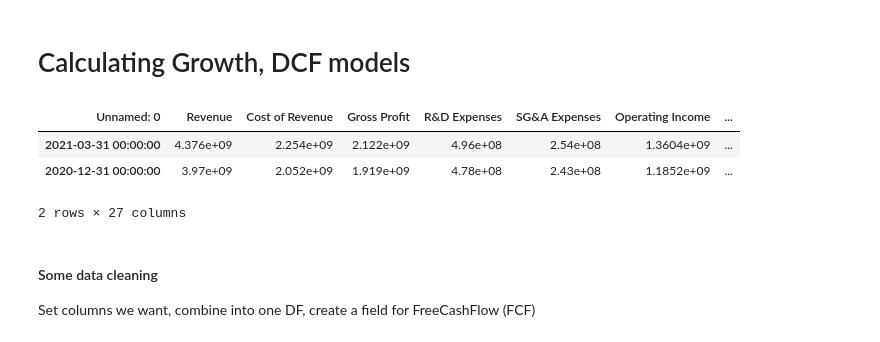
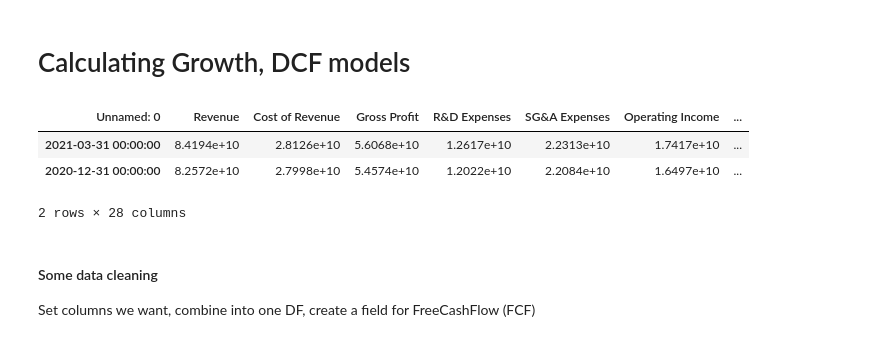
Before and after one commit to sfreagin/SEC_testing, a Jupyter notebook: growth_calcs.ipynb, the cells around one changed output. Drawn from its saved outputs; the diff is of its cells as text; code cells hidden in the pictures.

```diff
--- a/growth_calcs.ipynb
+++ b/growth_calcs.ipynb
@@ -7,27 +7,27 @@ import matplotlib.pyplot as plt
 import seaborn as sns
 # %%
 #pull the income statement, balance sheet, and cash flow statement as downloaded from stockrow.com
-ticker = 'SWKS'
+ticker = 'JNJ'
 ticker_inc_df = pd.read_excel(f'./Income/{ticker}_inc.xlsx').T
 ticker_bal_df = pd.read_excel(f'./BalanceSheet/{ticker}_bal.xlsx').T
 ticker_cfl_df = pd.read_excel(f'./CashFlow/{ticker}_cashflow.xlsx').T
 
 # change the first row to be the column headers
 ticker_inc_df.columns = ticker_inc_df.iloc[0]
 ticker_bal_df.columns = ticker_bal_df.iloc[0]
 ticker_cfl_df.columns = ticker_cfl_df.iloc[0]
 
 #remove the first row
 ticker_inc_df = ticker_inc_df.iloc[1:]
 ticker_bal_df = ticker_bal_df.iloc[1:]
 ticker_cfl_df = ticker_cfl_df.iloc[1:]
 
 ticker_inc_df.head(2)
 # %% [output]
 | Unnamed: 0 | Revenue | Cost of Revenue | Gross Profit | R&D Expenses | SG&A Expenses | Operating Income | ... |
-| 2021-03-31 00:00:00 | 4.376e+09 | 2.254e+09 | 2.122e+09 | 4.96e+08 | 2.54e+08 | 1.3604e+09 | ... |
-| 2020-12-31 00:00:00 | 3.97e+09 | 2.052e+09 | 1.919e+09 | 4.78e+08 | 2.43e+08 | 1.1852e+09 | ... |
+| 2021-03-31 00:00:00 | 8.4194e+10 | 2.8126e+10 | 5.6068e+10 | 1.2617e+10 | 2.2313e+10 | 1.7417e+10 | ... |
+| 2020-12-31 00:00:00 | 8.2572e+10 | 2.7998e+10 | 5.4574e+10 | 1.2022e+10 | 2.2084e+10 | 1.6497e+10 | ... |
-2 rows × 27 columns
+2 rows × 28 columns
 # %% [markdown]
 #### Some data cleaning
 Set columns we want, combine into one DF, create a field for FreeCashFlow (FCF)
```
Also changed, not shown: parts of 9 cells of this notebook.
